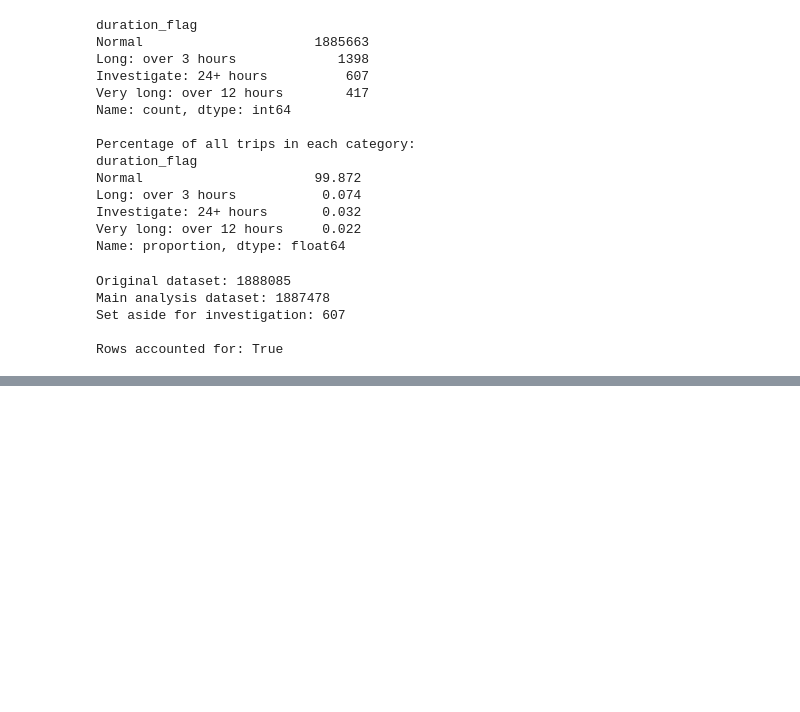
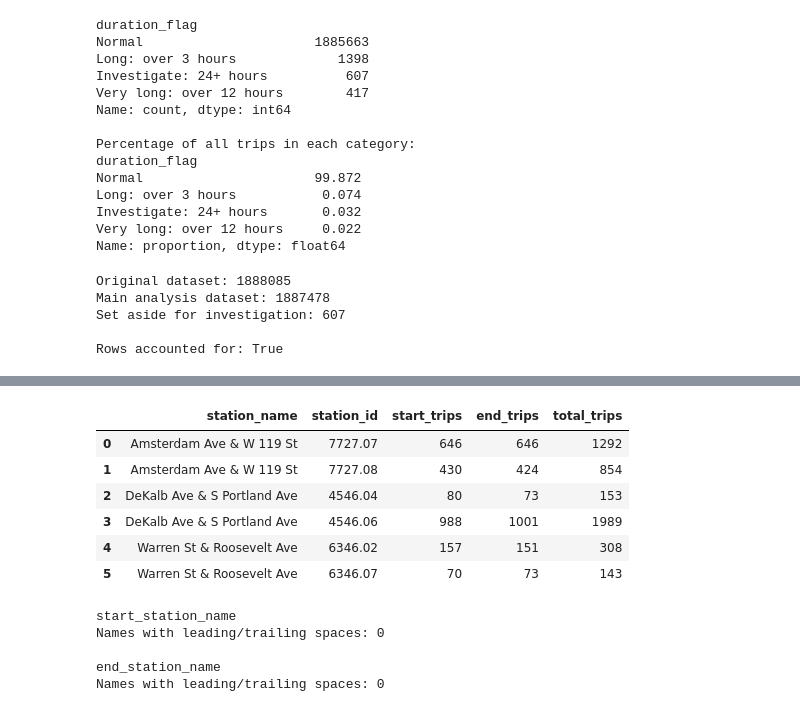
Before and after one commit to Gaurav7877/nyc-bike-intelligence, a Jupyter notebook: notebooks/02_inspect_raw_data.ipynb, the cells around one changed output, grey strips where cells are left out. Cells and saved outputs as stored; diff of their text form; code cells hidden in the pictures; blank space fills up the shorter version.

```diff
--- a/notebooks/02_inspect_raw_data.ipynb
+++ b/notebooks/02_inspect_raw_data.ipynb
@@ -517,0 +904,67 @@ Rows accounted for: True
+# %%
+# Count how often each ID appears as a start station
+start_counts = (
+    df_main[
+        df_main["start_station_name"].isin(unresolved_names)
+    ]
+    .groupby(["start_station_name", "start_station_id"])
+    .size()
+    .rename("start_trips")
+)
+
+# Count how often each ID appears as an end station
+end_counts = (
+    df_main[
+        df_main["end_station_name"].isin(unresolved_names)
+    ]
+    .groupby(["end_station_name", "end_station_id"])
+    .size()
+    .rename("end_trips")
+)
+
+# Standardize the index names so they can be combined
+start_counts.index = start_counts.index.set_names(
+    ["station_name", "station_id"]
+)
+
+end_counts.index = end_counts.index.set_names(
+    ["station_name", "station_id"]
+)
+
+# Combine counts
+station_usage = pd.concat(
+    [start_counts, end_counts],
+    axis=1
+).fillna(0).astype(int)
+
+station_usage["total_trips"] = (
+    station_usage["start_trips"] + station_usage["end_trips"]
+)
+
+display(station_usage.reset_index())
+# %% [output]
+|  | station_name | station_id | start_trips | end_trips | total_trips |
+| 0 | Amsterdam Ave & W 119 St | 7727.07 | 646 | 646 | 1292 |
+| 1 | Amsterdam Ave & W 119 St | 7727.08 | 430 | 424 | 854 |
+| 2 | DeKalb Ave & S Portland Ave | 4546.04 | 80 | 73 | 153 |
+| 3 | DeKalb Ave & S Portland Ave | 4546.06 | 988 | 1001 | 1989 |
+| 4 | Warren St & Roosevelt Ave | 6346.02 | 157 | 151 | 308 |
+| 5 | Warren St & Roosevelt Ave | 6346.07 | 70 | 73 | 143 |
+# %%
+for column in ["start_station_name", "end_station_name"]:
+    original = df_main[column]
+
+    has_extra_spaces = (
+        original.notna()
+        & original.ne(original.str.strip())
+    )
+
+    print(column)
+    print("Names with leading/trailing spaces:", has_extra_spaces.sum())
+    print()
+# %% [output]
+start_station_name
+Names with leading/trailing spaces: 0
+
+end_station_name
+Names with leading/trailing spaces: 0
```
Also changed, not shown: parts of 16 cells of this notebook.
